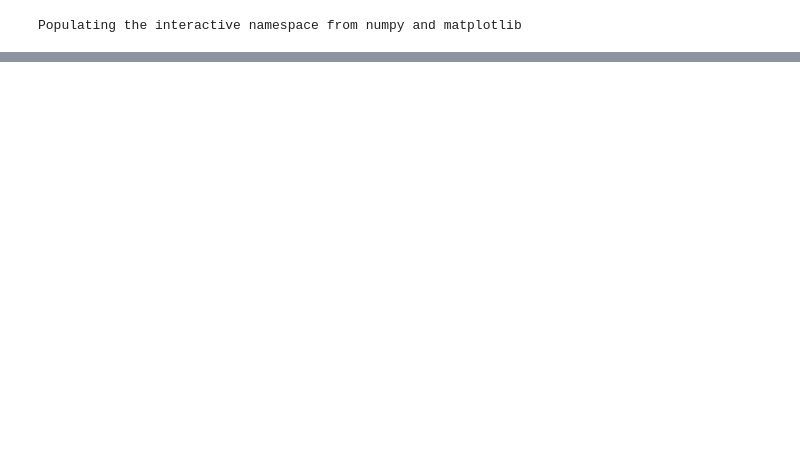
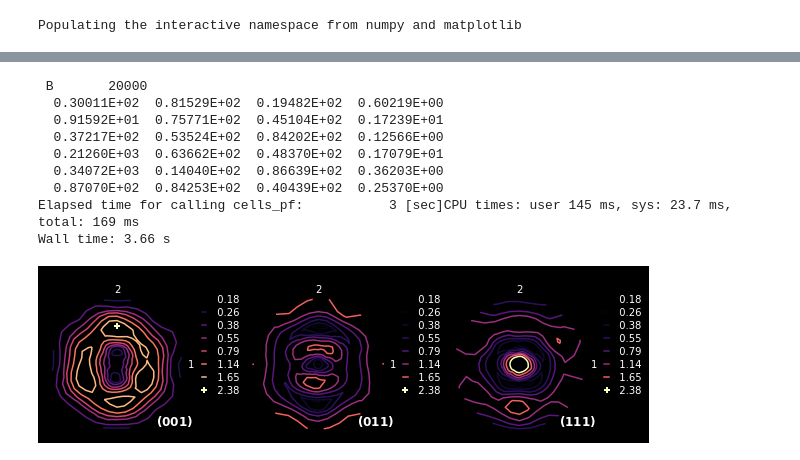
Before and after one commit to youngung/texture3, a Jupyter notebook: ipynb/mtex_odb_combine.ipynb, the cells around one changed output, grey strips where cells are left out. Drawn from its saved outputs; the diff is of its cells as text; code cells hidden in the pictures; blank space fills up the shorter version.

```diff
--- a/ipynb/mtex_odb_combine.ipynb
+++ b/ipynb/mtex_odb_combine.ipynb
@@ -48,0 +69,16 @@ Wall time: 3.88 s
+# %%
+%%time
+!cp ../src/cmb.f cmb.f&&gfortran cmb.f -o cmb&&./cmb&&head dum
+mypf=upf.polefigure(filename='dum',csym='cubic')
+fig=mypf.pf_new(poles=[[0,0,1],[0,1,1,],[1,1,1]],mode='line')
+# %% [output]
+ B       20000
+  0.30011E+02  0.81529E+02  0.19482E+02  0.60219E+00
+  0.91592E+01  0.75771E+02  0.45104E+02  0.17239E+01
+  0.37217E+02  0.53524E+02  0.84202E+02  0.12566E+00
+  0.21260E+03  0.63662E+02  0.48370E+02  0.17079E+01
+  0.34072E+03  0.14040E+02  0.86639E+02  0.36203E+00
+  0.87070E+02  0.84253E+02  0.40439E+02  0.25370E+00
+Elapsed time for calling cells_pf:           3 [sec]CPU times: user 145 ms, sys: 23.7 ms, total: 169 ms
+Wall time: 3.66 s
+[figure, added]
```
Also changed, not shown: parts of 4 cells of this notebook.
